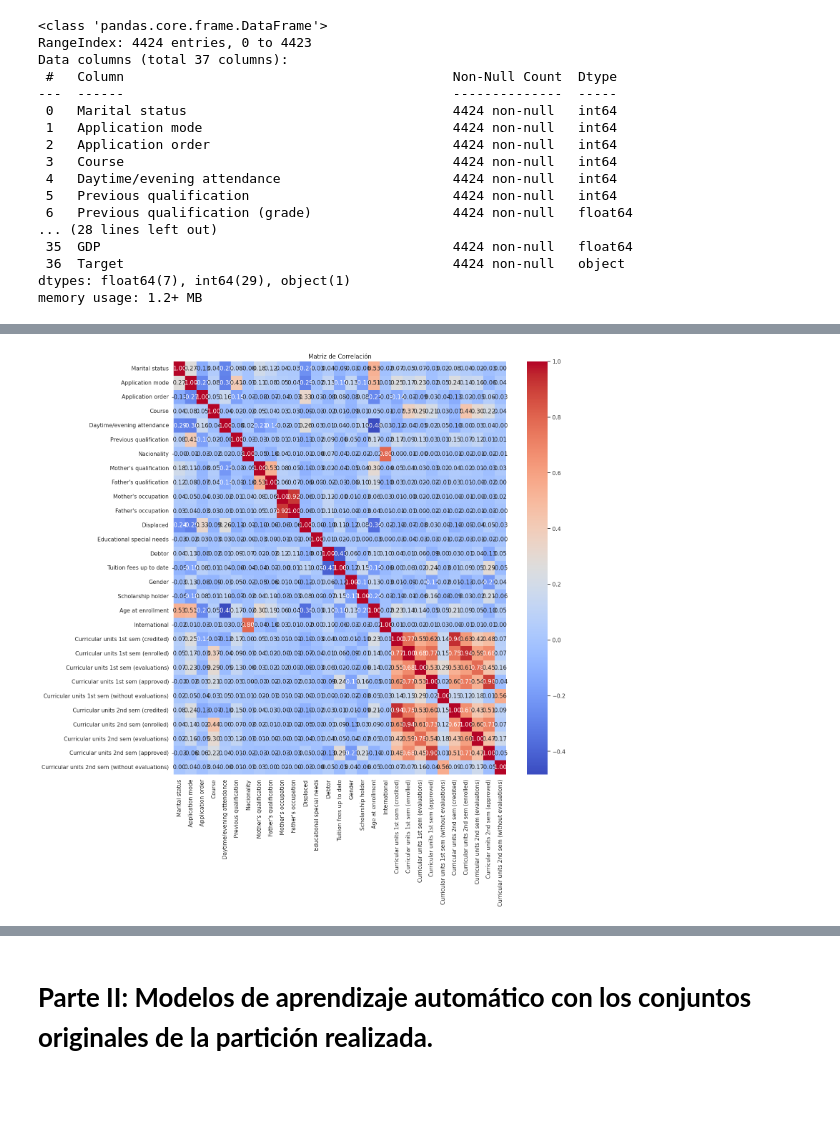
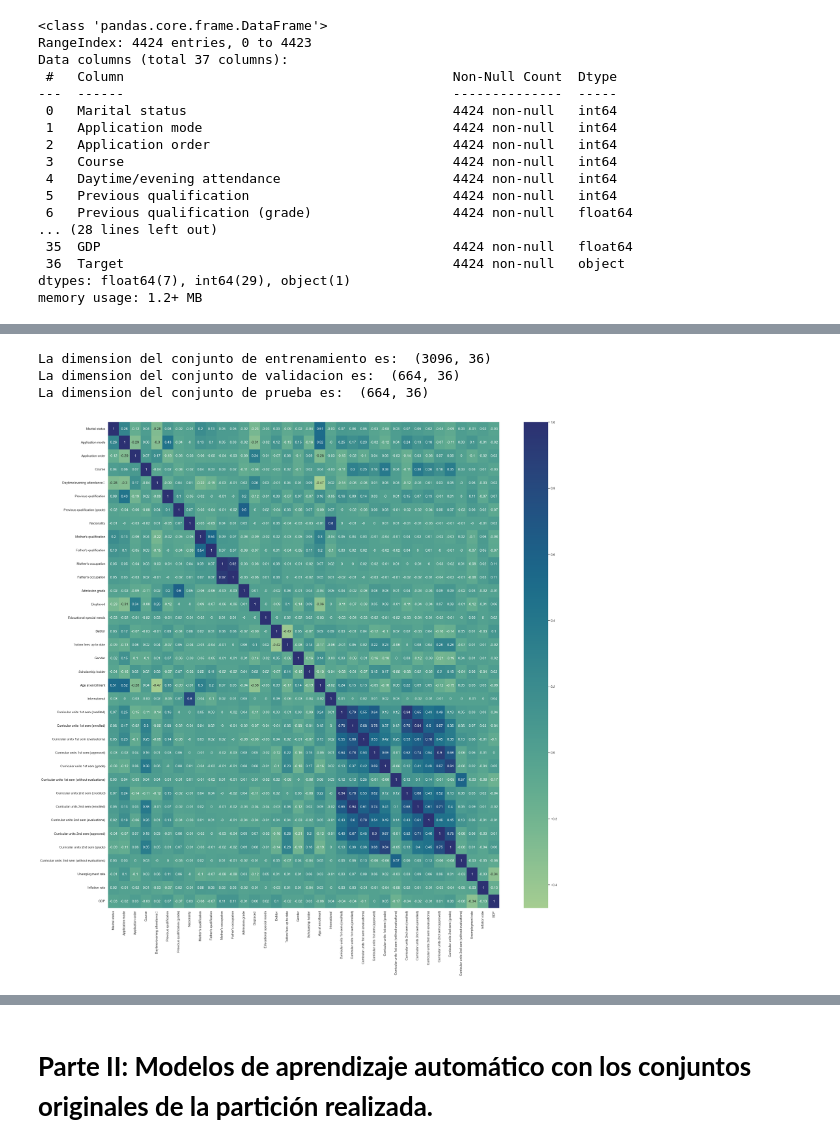
Before and after one commit to VictorD-Bohorquez/MLOps_Project, a Jupyter notebook: notebooks/Students_DropOut_Success_EDA.ipynb, the cells around one changed output, grey strips where cells are left out. Cells and saved outputs as stored; diff of their text form; code cells hidden in the pictures; blank space fills up the shorter version.

```diff
--- a/notebooks/Students_DropOut_Success_EDA.ipynb
+++ b/notebooks/Students_DropOut_Success_EDA.ipynb
@@ -216,16 +233,0 @@ Prueba: (664, 36) (664,)
-# %%
-# Usando solamente el conjunto de Entrenamiento.
-
-# Se seleccionan solo las columnas numéricas del conjunto de entrenamiento
-numeric_columns = Xtrain.select_dtypes(include=['int64']).columns
-
-# Muestra histogramas para las variables numéricas
-sns.set(style="whitegrid")
-fig, axes = plt.subplots(nrows=len(numeric_columns)//2, ncols=2, figsize=(6, 2*len(numeric_columns)//2))
-
-for col, ax in zip(numeric_columns, axes.flatten()):
-    sns.histplot(data=Xtrain, x=col, kde=True, ax=ax, bins=30)
-    ax.set_title(col)
-
-plt.tight_layout()
-plt.show()
@@ -234,11 +234,18 @@ plt.show()
-# %%
-# Calcula la matriz de correlación
-correlation_matrix = Xtrain[numeric_columns].corr()
-
-# Crea un mapa de calor utilizando Seaborn
-plt.figure(figsize=(15, 15))
-sns.heatmap(correlation_matrix, annot=True, cmap='coolwarm', fmt=".2f")
-plt.title('Matriz de Correlación')
-plt.show()
-# %% [output]
-[figure, removed]
+# %%
+X = df.drop(['Target'], axis=1)
+y = df['Target']
+Xtrain, x_test, ytrain, y_test = train_test_split(X, y, test_size=0.3, stratify=y)
+Xval, Xtest, yval, ytest = train_test_split(x_test, y_test, test_size=0.5, stratify=y_test)
+print("La dimension del conjunto de entrenamiento es: ",Xtrain.shape)
+print("La dimension del conjunto de validacion es: ",Xval.shape)
+print("La dimension del conjunto de prueba es: ",Xtest.shape)
+# %% [output]
+La dimension del conjunto de entrenamiento es:  (3096, 36)
+La dimension del conjunto de validacion es:  (664, 36)
+La dimension del conjunto de prueba es:  (664, 36)
+# %%
+sns.set(rc={'figure.figsize':(30,30)})
+sns.heatmap(round(Xtrain.corr(numeric_only=True),2), annot=True,cmap="crest")
+plt.show()
+# %% [output]
+[figure, added]
```
Also changed, not shown: parts of 58 cells of this notebook.
